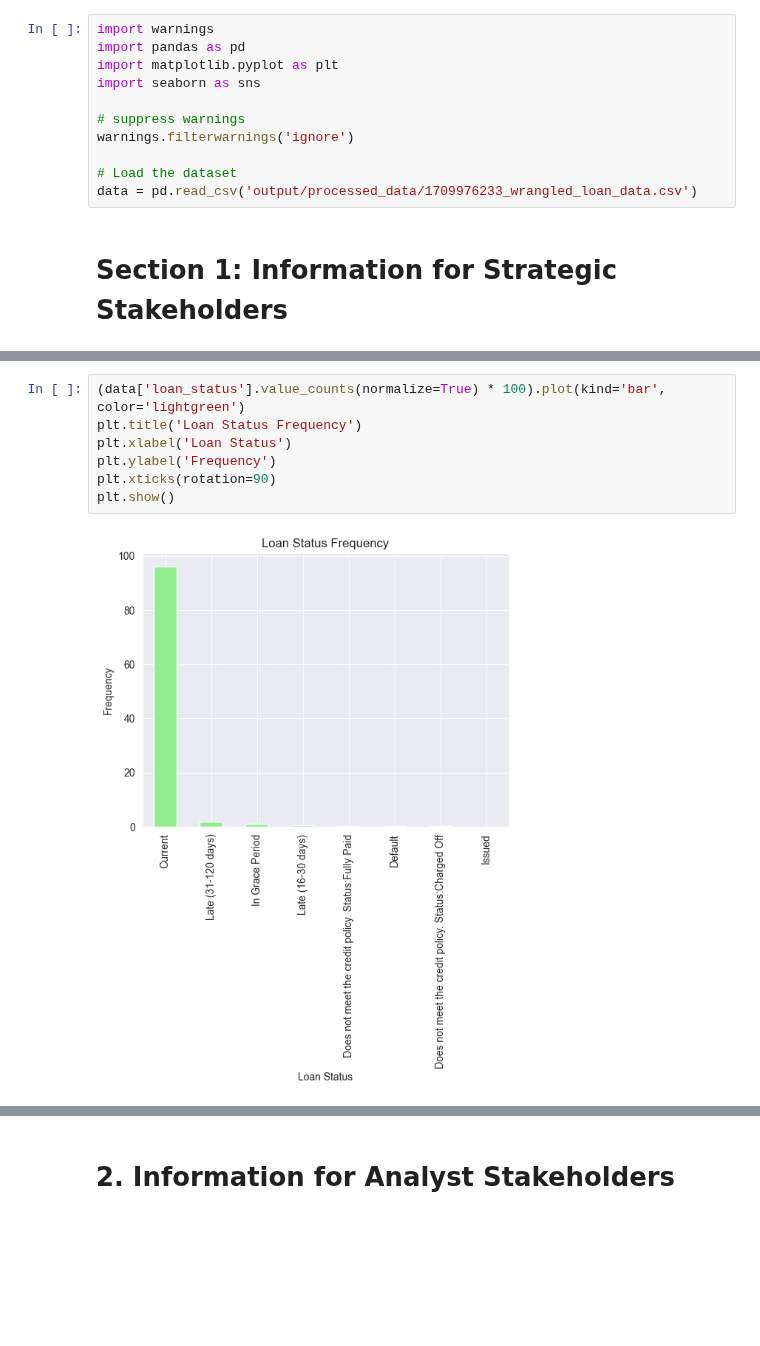
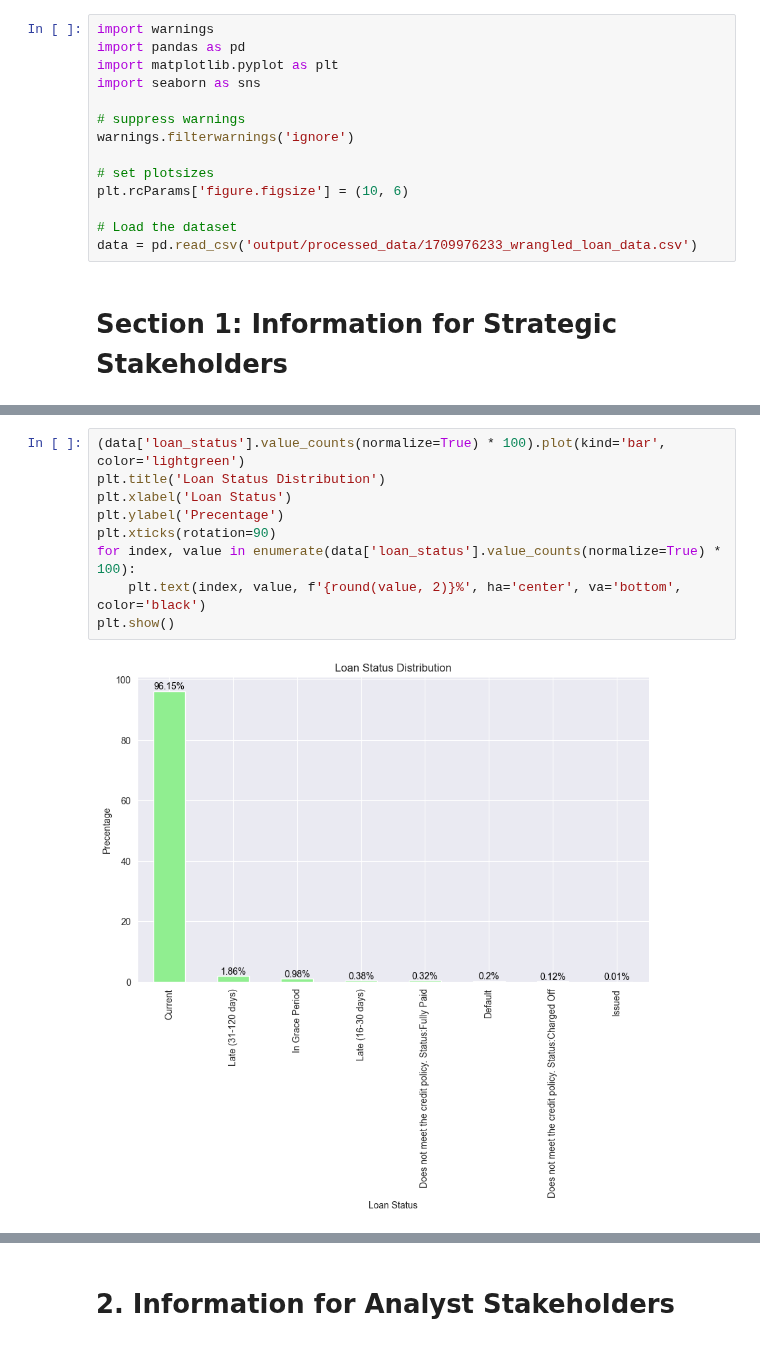
Before and after one commit to ykipfer/data_wrangling_testat, a Jupyter notebook: dq_visualisation.ipynb, the cells around one changed output, grey strips where cells are left out. Cells and saved outputs as stored; diff of their text form; blank space fills up the shorter version.

Commit message:
finalized visualisation report

```diff
--- a/dq_visualisation.ipynb
+++ b/dq_visualisation.ipynb
@@ -9,6 +9,9 @@ import seaborn as sns
 # suppress warnings
 warnings.filterwarnings('ignore')
 
+# set plotsizes
+plt.rcParams['figure.figsize'] = (10, 6)
+
 # Load the dataset
 data = pd.read_csv('output/processed_data/1709976233_wrangled_loan_data.csv')
 # %% [markdown]
@@ -34,10 +37,12 @@ Understanding the distribution of loan statuses can inform about the portfolio's
 # %%
 (data['loan_status'].value_counts(normalize=True) * 100).plot(kind='bar', color='lightgreen')
-plt.title('Loan Status Frequency')
+plt.title('Loan Status Distribution')
 plt.xlabel('Loan Status')
-plt.ylabel('Frequency')
+plt.ylabel('Precentage')
 plt.xticks(rotation=90)
+for index, value in enumerate(data['loan_status'].value_counts(normalize=True) * 100):
+    plt.text(index, value, f'{round(value, 2)}%', ha='center', va='bottom', color='black')
 plt.show()
 # %% [output]
-[figure, old version]
+[figure, new version]
 # %% [markdown]
```
Also changed, not shown: parts of 15 cells of this notebook.
